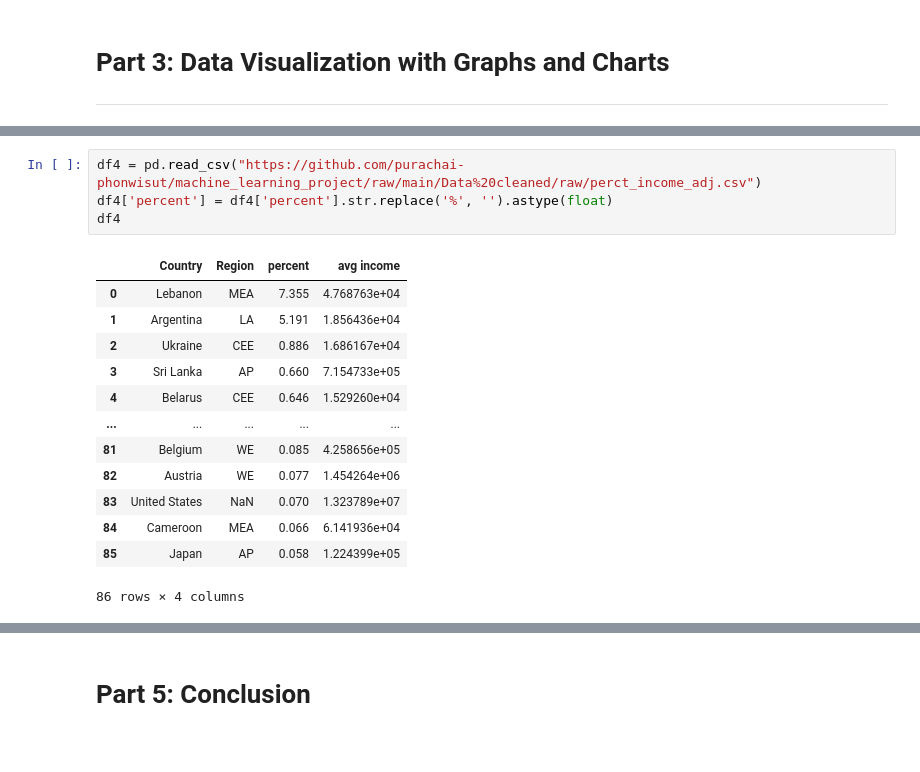
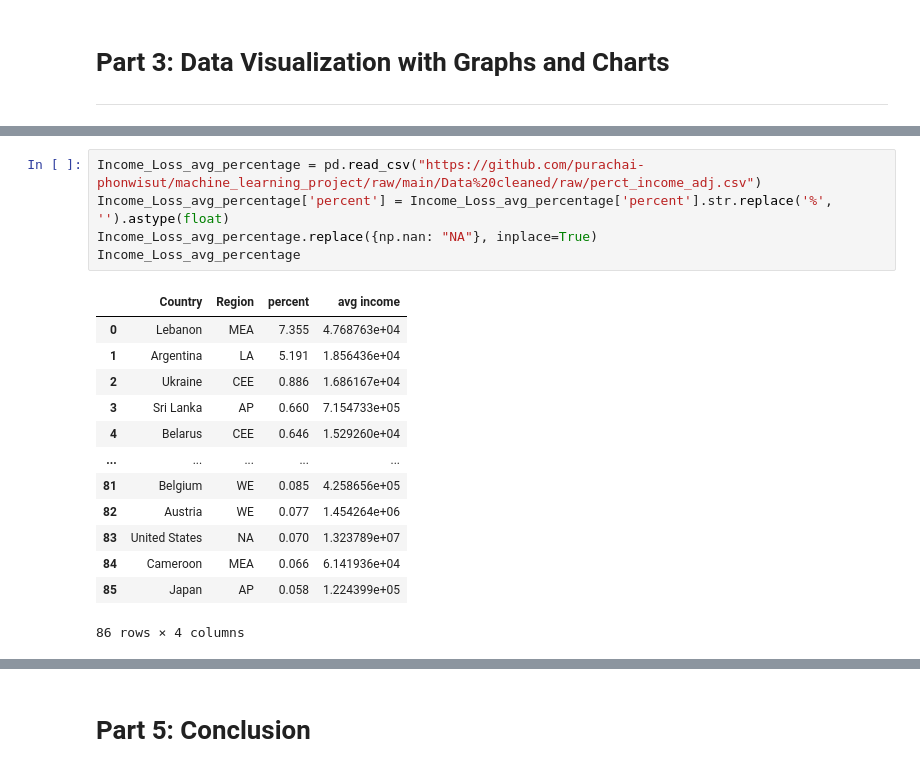
Before and after one commit to purachai-phonwisut/machine_learning_project, a Jupyter notebook: notebook.ipynb, the cells around one changed output, grey strips where cells are left out. Saved outputs shown, nothing was run; the diff lists cells and outputs as text.

```diff
--- a/notebook.ipynb
+++ b/notebook.ipynb
@@ -361,20 +361,21 @@ grid2.set(yscale="log", xscale="log");
 
 ![](https://i.redd.it/y8umtpe09b271.jpg)
 # %%
-df4 = pd.read_csv("https://github.com/purachai-phonwisut/machine_learning_project/raw/main/Data%20cleaned/raw/perct_income_adj.csv")
-df4['percent'] = df4['percent'].str.replace('%', '').astype(float)
-df4
+Income_Loss_avg_percentage = pd.read_csv("https://github.com/purachai-phonwisut/machine_learning_project/raw/main/Data%20cleaned/raw/perct_income_adj.csv")
+Income_Loss_avg_percentage['percent'] = Income_Loss_avg_percentage['percent'].str.replace('%', '').astype(float)
+Income_Loss_avg_percentage.replace({np.nan: "NA"}, inplace=True)
+Income_Loss_avg_percentage
 # %% [output]
 |  | Country | Region | percent | avg income |
 | 0 | Lebanon | MEA | 7.355 | 4.768763e+04 |
 | 1 | Argentina | LA | 5.191 | 1.856436e+04 |
 | 2 | Ukraine | CEE | 0.886 | 1.686167e+04 |
 | 3 | Sri Lanka | AP | 0.660 | 7.154733e+05 |
 | 4 | Belarus | CEE | 0.646 | 1.529260e+04 |
 | ... | ... | ... | ... | ... |
 | 81 | Belgium | WE | 0.085 | 4.258656e+05 |
 | 82 | Austria | WE | 0.077 | 1.454264e+06 |
-| 83 | United States | NaN | 0.070 | 1.323789e+07 |
+| 83 | United States | NA | 0.070 | 1.323789e+07 |
 | 84 | Cameroon | MEA | 0.066 | 6.141936e+04 |
 | 85 | Japan | AP | 0.058 | 1.224399e+05 |
 86 rows × 4 columns
```
Also changed, not shown: parts of 17 cells of this notebook.
